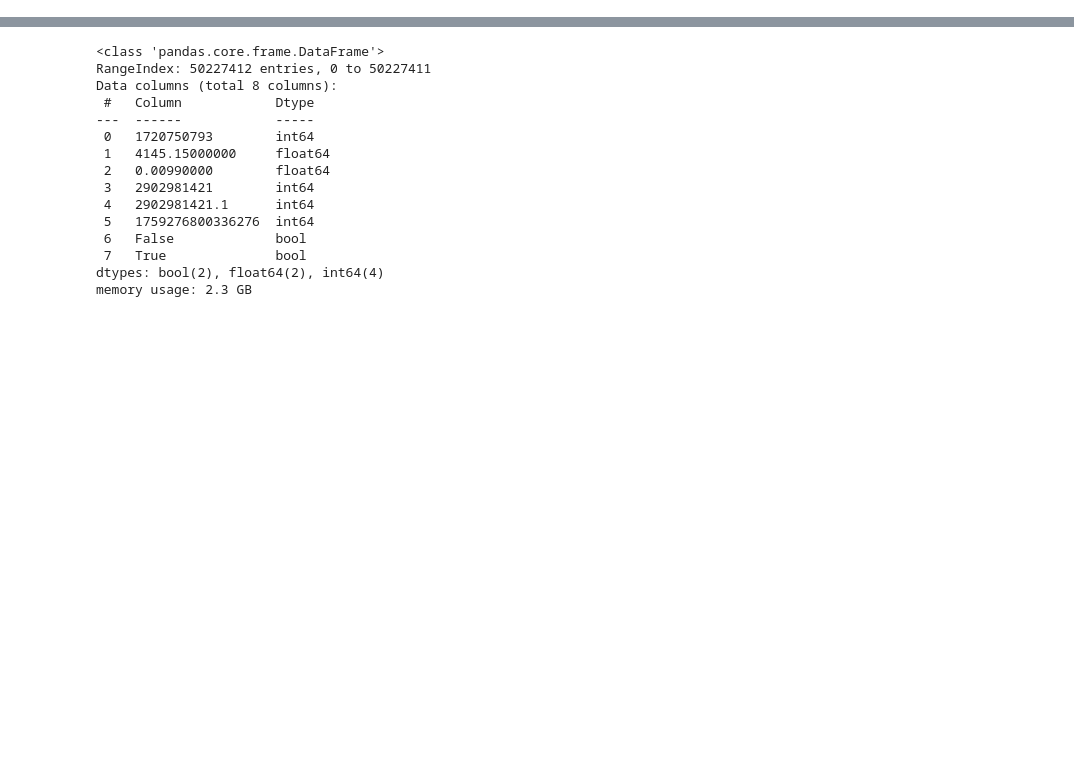
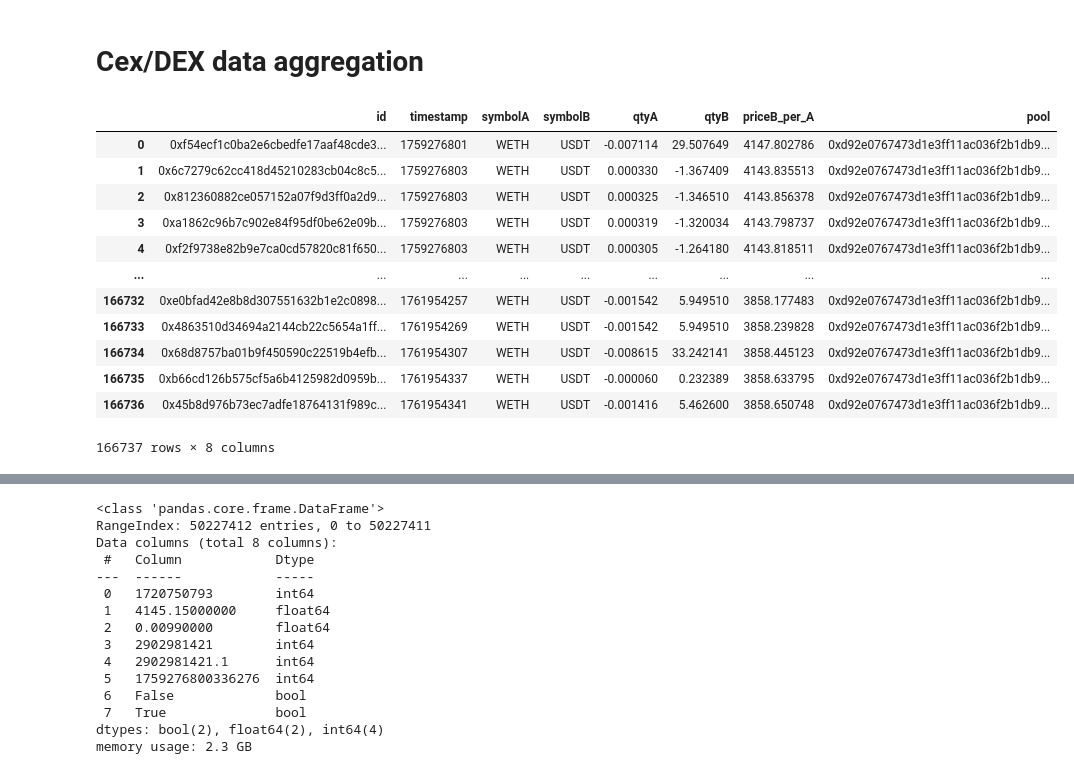
Before and after one commit to 50und/blockchain_final_project_2025, a Jupyter notebook: final_project.ipynb, the cells around one changed output, grey strips where cells are left out. Saved outputs shown, nothing was run; the diff lists cells and outputs as text; code cells hidden in the pictures; blank space fills up the shorter version.

Commit message:
updated data pulling. merged eth parquet should have all data needed for the analysis.

```diff
--- a/final_project.ipynb
+++ b/final_project.ipynb
@@ -13,0 +1701,23 @@ GRAPH = os.getenv("GRAPH")
+# %% [markdown]
+# Cex/DEX data aggregation
+# %%
+import pyarrow.dataset as ds
+
+dataset = ds.dataset("eth_usdt_oct.parquet", format="parquet")
+table = dataset.to_table()
+df = table.to_pandas()
+df
+# %% [output]
+|  | id | timestamp | symbolA | symbolB | qtyA | qtyB | priceB_per_A | pool |
+| 0 | 0xf54ecf1c0ba2e6cbedfe17aaf48cde3... | 1759276801 | WETH | USDT | -0.007114 | 29.507649 | 4147.802786 | 0xd92e0767473d1e3ff11ac036f2b1db9... |
+| 1 | 0x6c7279c62cc418d45210283cb04c8c5... | 1759276803 | WETH | USDT | 0.000330 | -1.367409 | 4143.835513 | 0xd92e0767473d1e3ff11ac036f2b1db9... |
+| 2 | 0x812360882ce057152a07f9d3ff0a2d9... | 1759276803 | WETH | USDT | 0.000325 | -1.346510 | 4143.856378 | 0xd92e0767473d1e3ff11ac036f2b1db9... |
+| 3 | 0xa1862c96b7c902e84f95df0be62e09b... | 1759276803 | WETH | USDT | 0.000319 | -1.320034 | 4143.798737 | 0xd92e0767473d1e3ff11ac036f2b1db9... |
+| 4 | 0xf2f9738e82b9e7ca0cd57820c81f650... | 1759276803 | WETH | USDT | 0.000305 | -1.264180 | 4143.818511 | 0xd92e0767473d1e3ff11ac036f2b1db9... |
+| ... | ... | ... | ... | ... | ... | ... | ... | ... |
+| 166732 | 0xe0bfad42e8b8d307551632b1e2c0898... | 1761954257 | WETH | USDT | -0.001542 | 5.949510 | 3858.177483 | 0xd92e0767473d1e3ff11ac036f2b1db9... |
+| 166733 | 0x4863510d34694a2144cb22c5654a1ff... | 1761954269 | WETH | USDT | -0.001542 | 5.949510 | 3858.239828 | 0xd92e0767473d1e3ff11ac036f2b1db9... |
+| 166734 | 0x68d8757ba01b9f450590c22519b4efb... | 1761954307 | WETH | USDT | -0.008615 | 33.242141 | 3858.445123 | 0xd92e0767473d1e3ff11ac036f2b1db9... |
+| 166735 | 0xb66cd126b575cf5a6b4125982d0959b... | 1761954337 | WETH | USDT | -0.000060 | 0.232389 | 3858.633795 | 0xd92e0767473d1e3ff11ac036f2b1db9... |
+| 166736 | 0x45b8d976b73ec7adfe18764131f989c... | 1761954341 | WETH | USDT | -0.001416 | 5.462600 | 3858.650748 | 0xd92e0767473d1e3ff11ac036f2b1db9... |
+166737 rows × 8 columns
```
Also changed, not shown: parts of 49 cells of this notebook, 1 other file.
